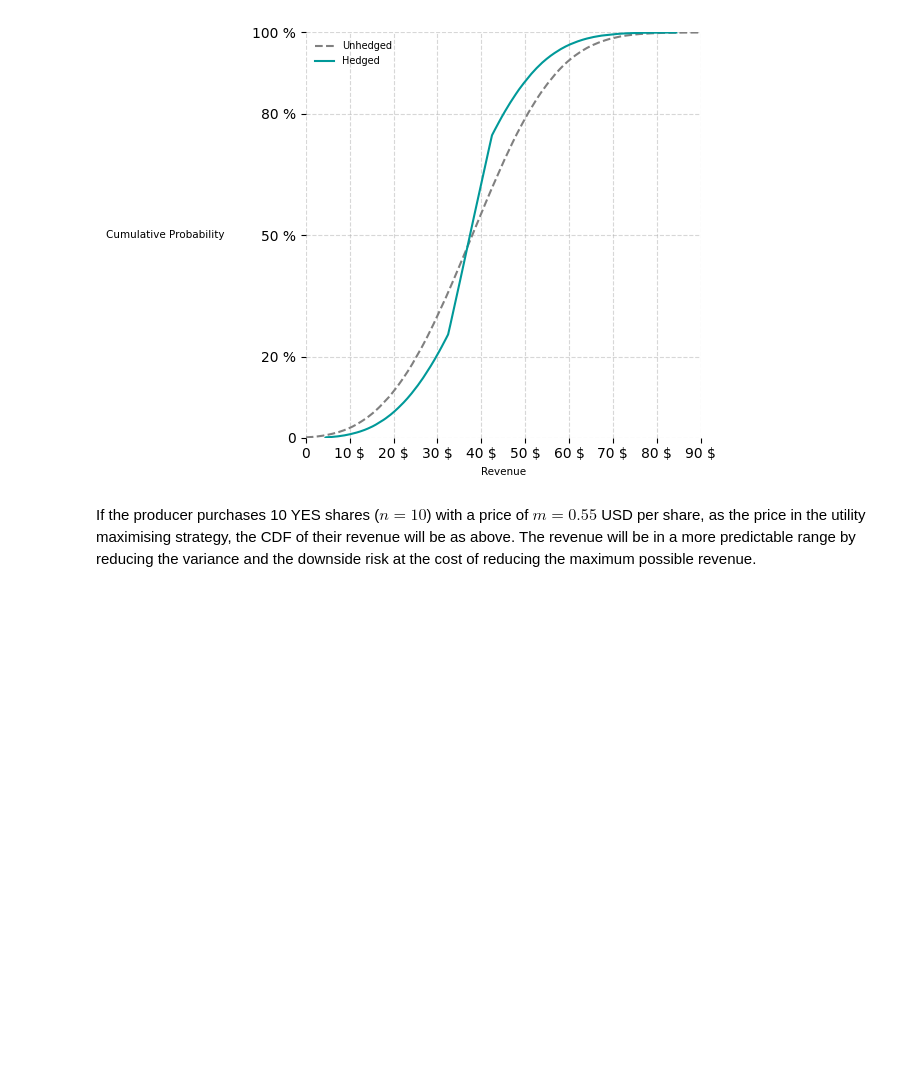
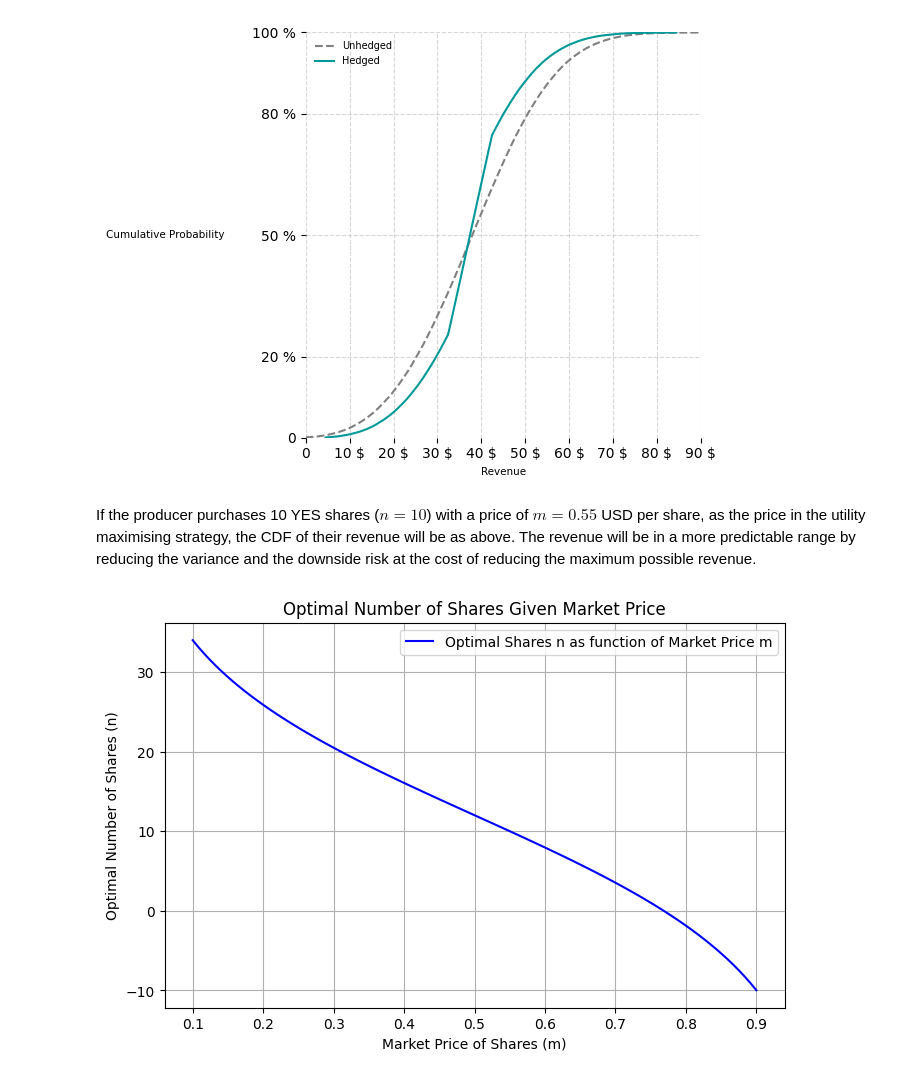
Before and after one commit to tlorans/prediction_markets, a Jupyter notebook: code/hedging.ipynb, the cells around one changed output. Cells and saved outputs as stored; diff of their text form; code cells hidden in the pictures; blank space fills up the shorter version.

Commit message:
ok for reduction of risk

```diff
--- a/code/hedging.ipynb
+++ b/code/hedging.ipynb
@@ -506,3 +504,33 @@ plt.show()
 # %% [markdown]
 If the producer purchases 10 YES shares ($n = 10$) with a price of $m = 0.55$ USD per share, as the price in the utility maximising strategy, the CDF of their revenue will be as above.
 The revenue will be in a more predictable range by reducing the variance and the downside risk at the cost of reducing the maximum possible revenue.
+# %%
+import numpy as np
+import matplotlib.pyplot as plt
+
+# Parameters
+b = 0.1  # Risk aversion coefficient
+p = 0.5  # Probability from wind speed CDF
+c = 13   # Expected revenue when wind speed is below threshold
+g = 25   # Expected revenue when wind speed is above threshold
+
+# Function to compute optimal n given market price m
+def optimal_n_given_m(m):
+    """ Computes optimal number of shares given the market price m. """
+    return g - c + (1 / b) * np.log((p / (1 - p)) * ((1 / m) - 1))
+
+# Range of possible market prices for shares (between 0 and 1)
+m_values = np.linspace(0.1, 0.9, 100)  # Market prices from 0.1 to 0.9 USD
+n_values = np.array([optimal_n_given_m(m) for m in m_values])
+
+# Plot the relationship between m and n
+plt.figure(figsize=(8, 5))
+plt.plot(m_values, n_values, label="Optimal Shares n as function of Market Price m", color='b')
+plt.xlabel("Market Price of Shares (m)")
+plt.ylabel("Optimal Number of Shares (n)")
+plt.title("Optimal Number of Shares Given Market Price")
+plt.legend()
+plt.grid()
+plt.show()
+# %% [output]
+[figure, added]
```
Also changed, not shown: parts of 5 cells of this notebook, 1 other file.
